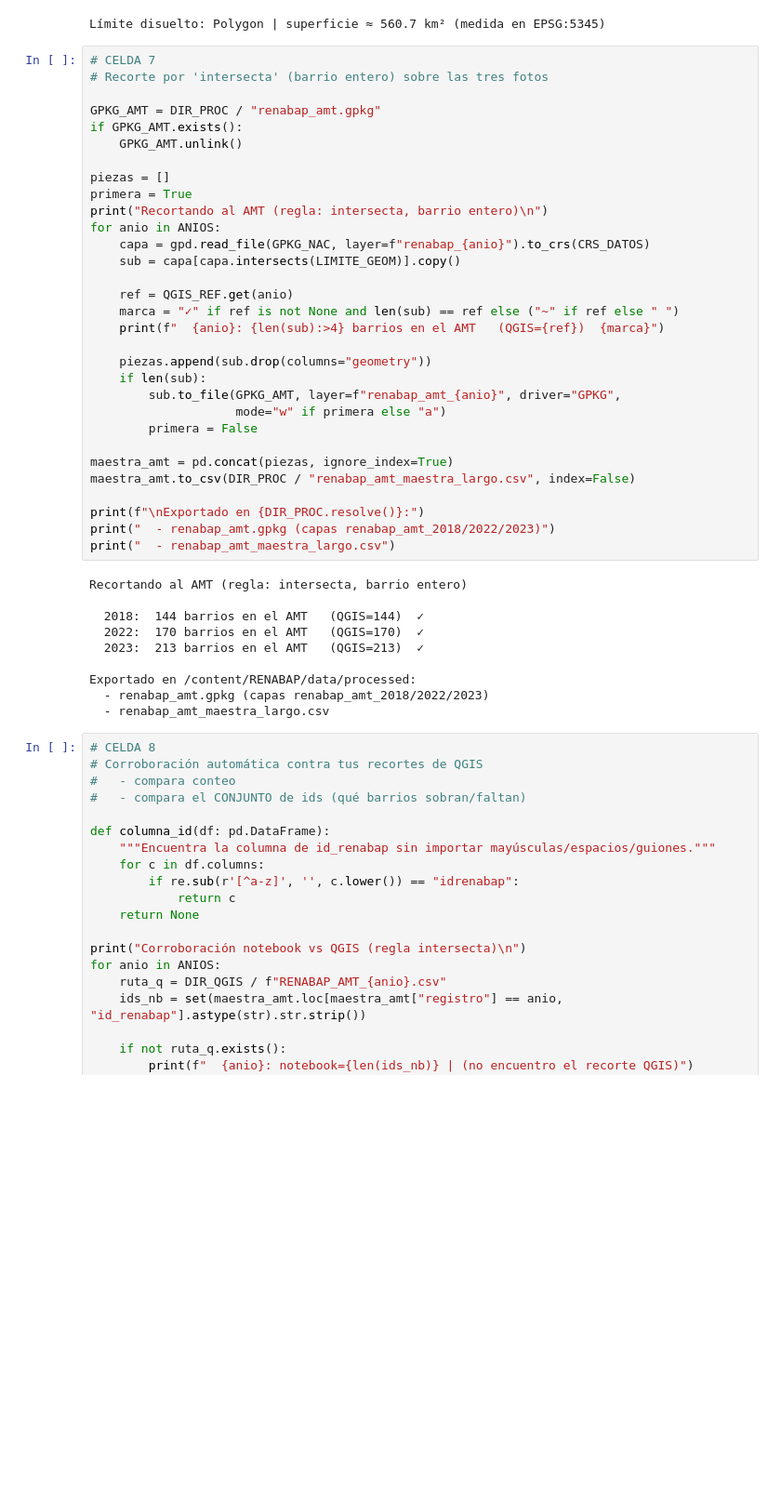
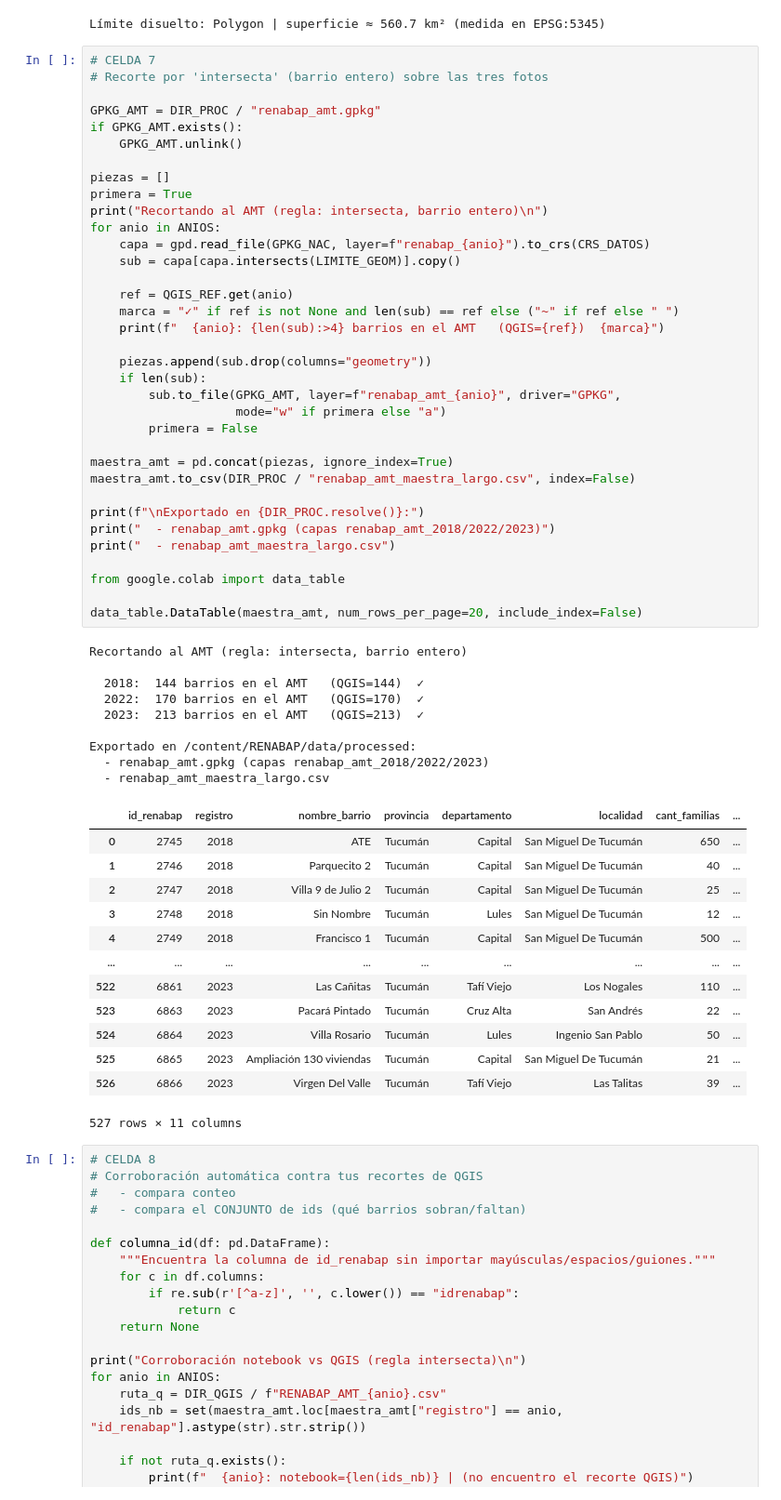
Before and after one commit to Camilamop/RENABAP, a Jupyter notebook: renabap.ipynb, the cells around one changed output. Shown at 93% size. Saved outputs shown, nothing was run; the diff lists cells and outputs as text; blank space fills up the shorter version.

```diff
--- a/renabap.ipynb
+++ b/renabap.ipynb
@@ -316,33 +309,50 @@ print("Recortando al AMT (regla: intersecta, barrio entero)\n")
 for anio in ANIOS:
     capa = gpd.read_file(GPKG_NAC, layer=f"renabap_{anio}").to_crs(CRS_DATOS)
     sub = capa[capa.intersects(LIMITE_GEOM)].copy()
 
     ref = QGIS_REF.get(anio)
     marca = "✓" if ref is not None and len(sub) == ref else ("~" if ref else " ")
     print(f"  {anio}: {len(sub):>4} barrios en el AMT   (QGIS={ref})  {marca}")
 
     piezas.append(sub.drop(columns="geometry"))
     if len(sub):
         sub.to_file(GPKG_AMT, layer=f"renabap_amt_{anio}", driver="GPKG",
                     mode="w" if primera else "a")
         primera = False
 
 maestra_amt = pd.concat(piezas, ignore_index=True)
 maestra_amt.to_csv(DIR_PROC / "renabap_amt_maestra_largo.csv", index=False)
 
 print(f"\nExportado en {DIR_PROC.resolve()}:")
 print("  - renabap_amt.gpkg (capas renabap_amt_2018/2022/2023)")
 print("  - renabap_amt_maestra_largo.csv")
+
+from google.colab import data_table
+
+data_table.DataTable(maestra_amt, num_rows_per_page=20, include_index=False)
 # %% [output]
 Recortando al AMT (regla: intersecta, barrio entero)
 
   2018:  144 barrios en el AMT   (QGIS=144)  ✓
   2022:  170 barrios en el AMT   (QGIS=170)  ✓
   2023:  213 barrios en el AMT   (QGIS=213)  ✓
 
 Exportado en /content/RENABAP/data/processed:
   - renabap_amt.gpkg (capas renabap_amt_2018/2022/2023)
   - renabap_amt_maestra_largo.csv
+|  | id_renabap | registro | nombre_barrio | provincia | departamento | localidad | cant_familias | ... |
+| 0 | 2745 | 2018 | ATE | Tucumán | Capital | San Miguel De Tucumán | 650 | ... |
+| 1 | 2746 | 2018 | Parquecito 2 | Tucumán | Capital | San Miguel De Tucumán | 40 | ... |
+| 2 | 2747 | 2018 | Villa 9 de Julio 2 | Tucumán | Capital | San Miguel De Tucumán | 25 | ... |
+| 3 | 2748 | 2018 | Sin Nombre | Tucumán | Lules | San Miguel De Tucumán | 12 | ... |
+| 4 | 2749 | 2018 | Francisco 1 | Tucumán | Capital | San Miguel De Tucumán | 500 | ... |
+| ... | ... | ... | ... | ... | ... | ... | ... | ... |
+| 522 | 6861 | 2023 | Las Cañitas | Tucumán | Tafí Viejo | Los Nogales | 110 | ... |
+| 523 | 6863 | 2023 | Pacará Pintado | Tucumán | Cruz Alta | San Andrés | 22 | ... |
+| 524 | 6864 | 2023 | Villa Rosario | Tucumán | Lules | Ingenio San Pablo | 50 | ... |
+| 525 | 6865 | 2023 | Ampliación 130 viviendas | Tucumán | Capital | San Miguel De Tucumán | 21 | ... |
+| 526 | 6866 | 2023 | Virgen Del Valle | Tucumán | Tafí Viejo | Las Talitas | 39 | ... |
+527 rows × 11 columns
 # %%
 # CELDA 8
 # Corroboración automática contra tus recortes de QGIS
```
Also changed, not shown: parts of 11 cells of this notebook.
